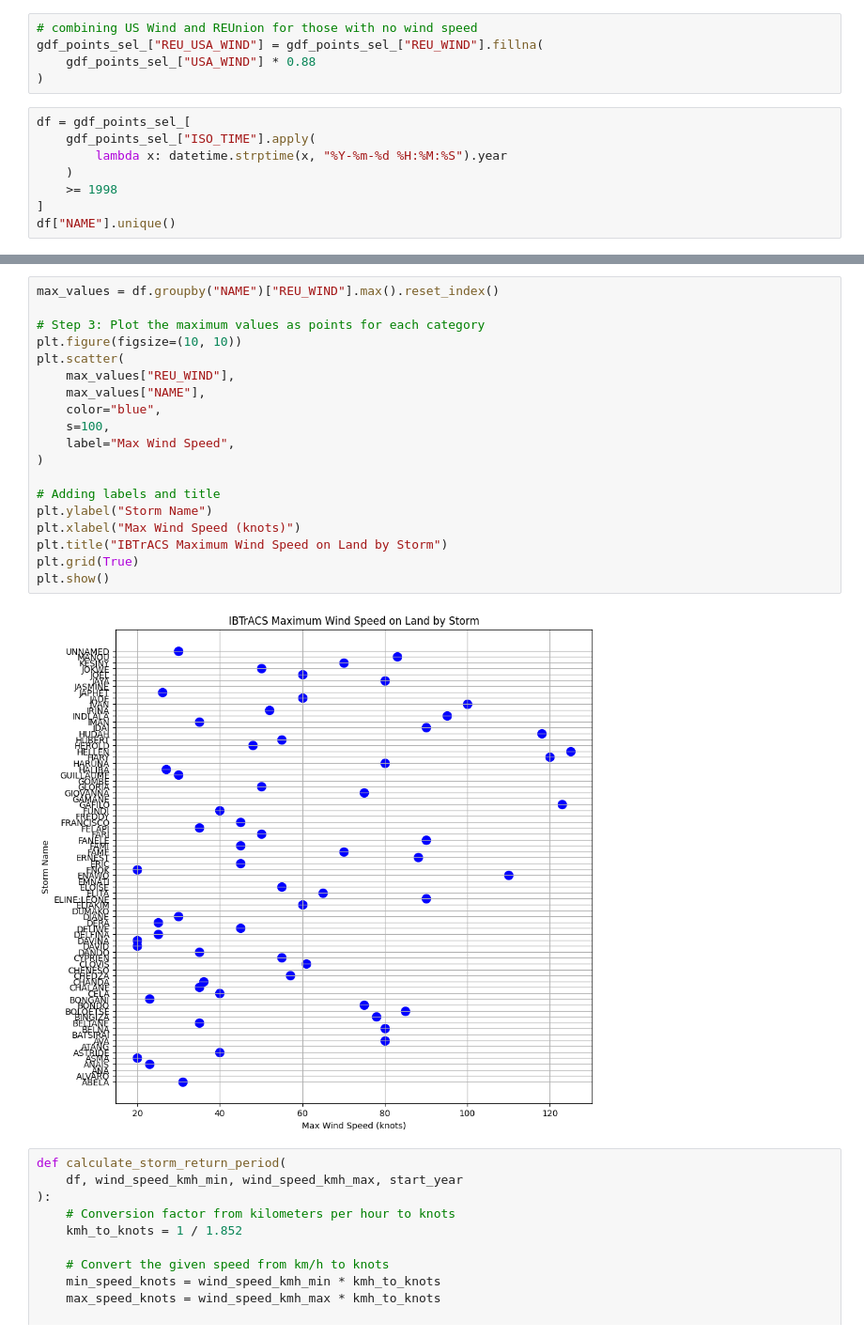
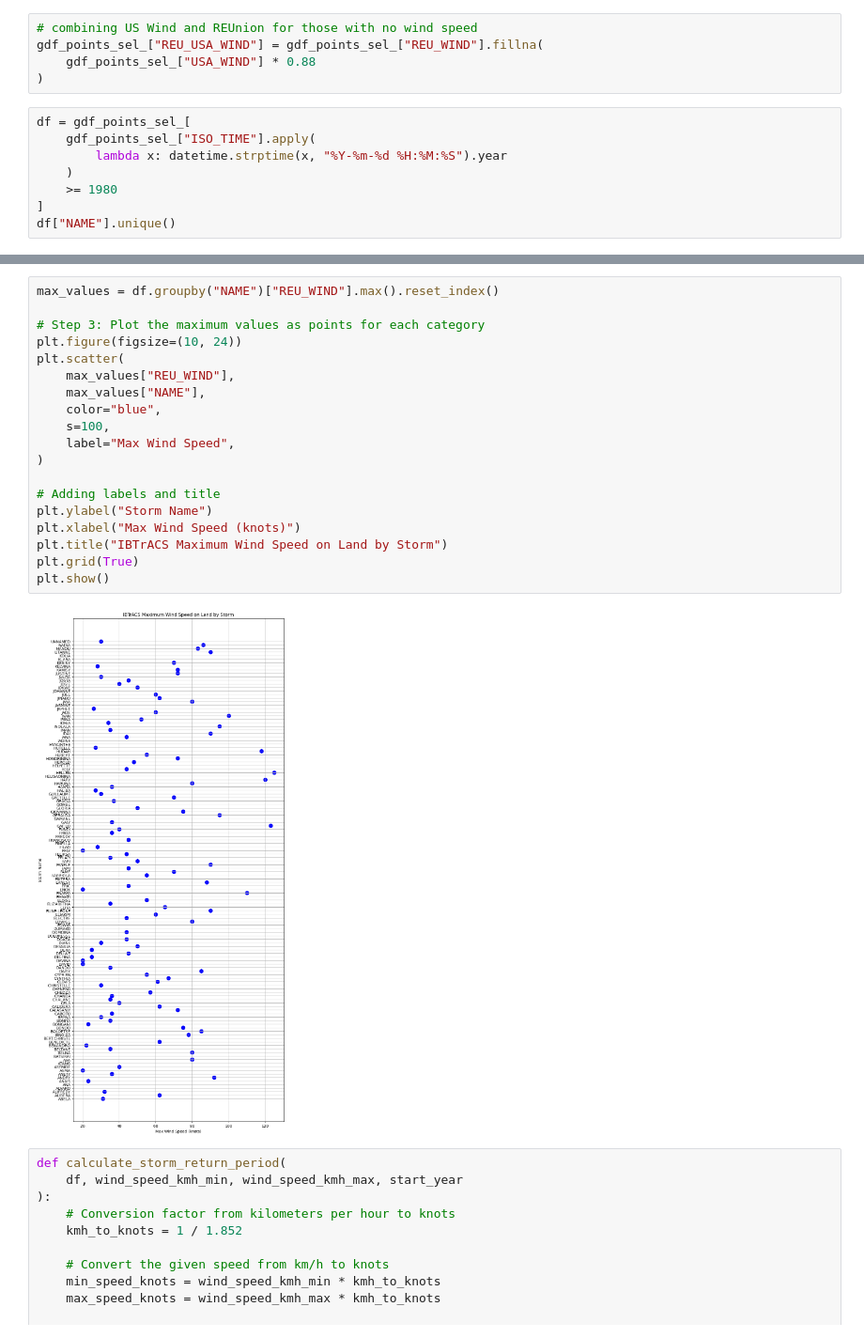
Before and after one commit to OCHA-DAP/ds-aa-mdg-storms, a Jupyter notebook: analysis/01.0_return_period_ibtracs.ipynb, the cells around one changed output, grey strips where cells are left out. Shown at 94% size. Cells and saved outputs as stored; diff of their text form.

```diff
--- a/analysis/01.0_return_period_ibtracs.ipynb
+++ b/analysis/01.0_return_period_ibtracs.ipynb
@@ -82,7 +83,7 @@ df = gdf_points_sel_[
     gdf_points_sel_["ISO_TIME"].apply(
         lambda x: datetime.strptime(x, "%Y-%m-%d %H:%M:%S").year
     )
-    >= 1998
+    >= 1980
 ]
 df["NAME"].unique()
 # %% [output]
@@ -101,24 +107,24 @@ array(['UNNAMED', 'BELTANE', 'DAVINA', 'ASTRIDE', 'ELINE:LEONE', 'GLORIA',
 # %%
 max_values = df.groupby("NAME")["REU_WIND"].max().reset_index()
 
 # Step 3: Plot the maximum values as points for each category
-plt.figure(figsize=(10, 10))
+plt.figure(figsize=(10, 24))
 plt.scatter(
     max_values["REU_WIND"],
     max_values["NAME"],
     color="blue",
     s=100,
     label="Max Wind Speed",
 )
 
 # Adding labels and title
 plt.ylabel("Storm Name")
 plt.xlabel("Max Wind Speed (knots)")
 plt.title("IBTrACS Maximum Wind Speed on Land by Storm")
 plt.grid(True)
 plt.show()
 # %% [output]
-[figure, old version]
+[figure, new version]
 # %%
 def calculate_storm_return_period(
     df, wind_speed_kmh_min, wind_speed_kmh_max, start_year
```
Also changed, not shown: parts of 7 cells of this notebook.
